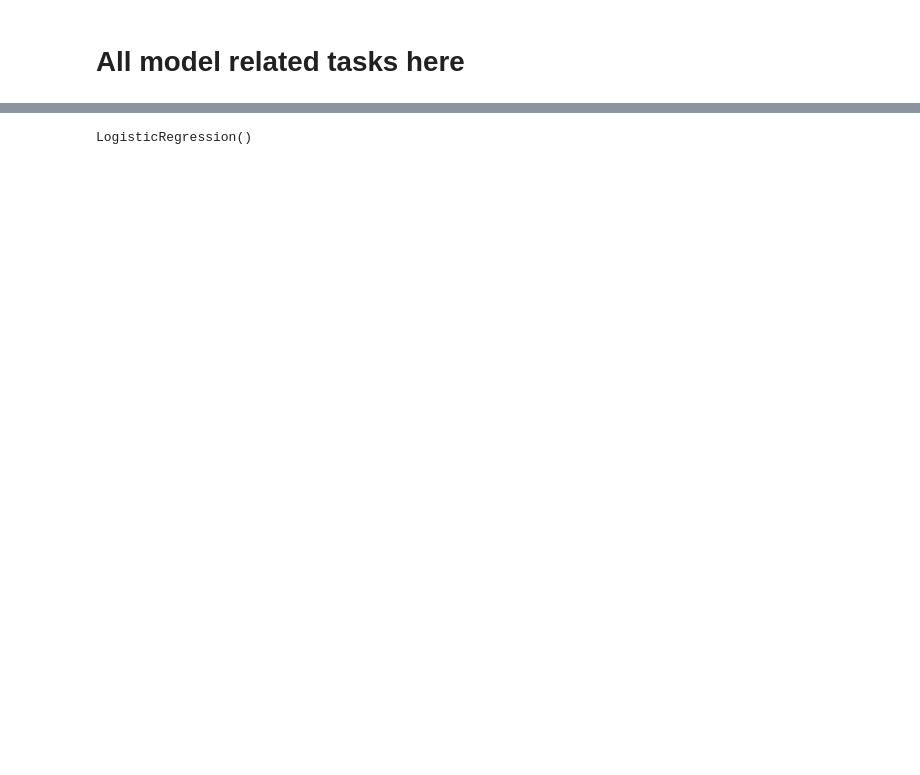
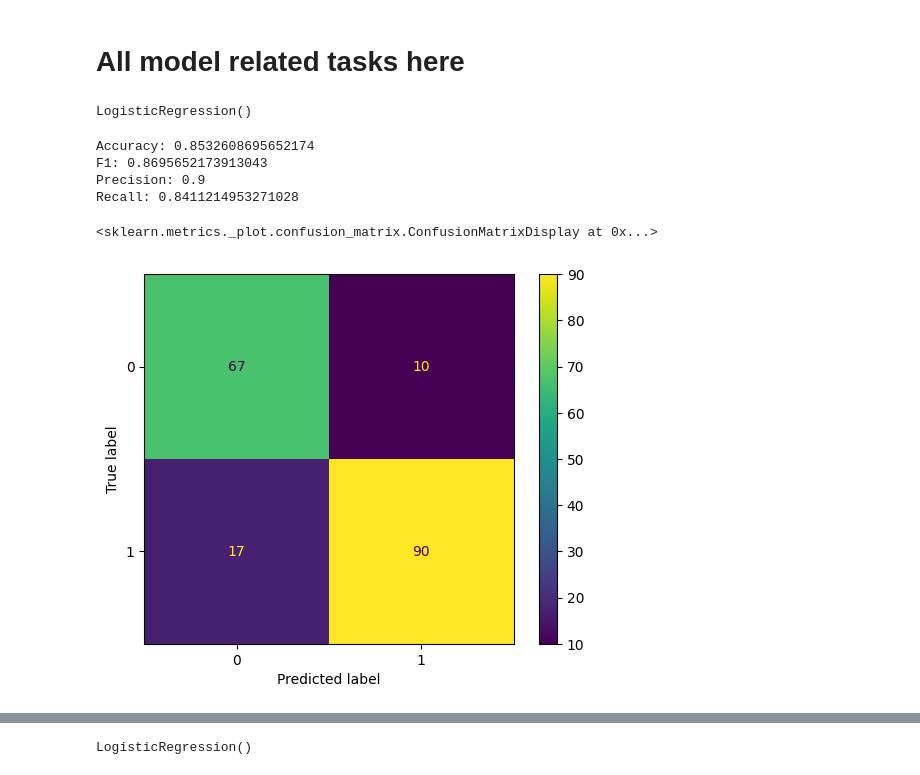
Before and after one commit to samyamaryal/Heart-Disease-Prediction, a Jupyter notebook: code/modeling.ipynb, the cells around one changed output, grey strips where cells are left out. Drawn from its saved outputs; the diff is of its cells as text; code cells hidden in the pictures; blank space fills up the shorter version.

Commit message:
Changes to Logistic Regression code.

```diff
--- a/code/modeling.ipynb
+++ b/code/modeling.ipynb
@@ -9,3 +15,15 @@ from sklearn.metrics import accuracy_score
 data = pd.read_csv('/content/preprocessed_data.csv')
 # %%
 data = pd.read_csv('/content/preprocessed_data.csv')
+# %%
+y = data['HeartDisease']
+X = data.drop('HeartDisease', axis=1)
+# %%
+#splitting data for training and testing, with 20% seperated for testing
+X_train_all, X_test_all, y_train, y_test = train_test_split(X, y, test_size=0.2, random_state=42)
+
+#training logistic regression
+model = LogisticRegression()
+model.fit(X_train_all, y_train)
+# %% [output]
+LogisticRegression()
@@ -12,3 +39,18 @@ data = pd.read_csv('/content/preprocessed_data.csv')
+# %%
+#predictions on the test set
+y_pred = model.predict(X_test_all)
+# %%
+get_metrics(y_test, y_pred)
+# %% [output]
+Accuracy: 0.8532608695652174
+F1: 0.8695652173913043
+Precision: 0.9
+Recall: 0.8411214953271028
+# %%
+ConfusionMatrixDisplay(confusion_matrix(y_test, y_pred)).plot()
+# %% [output]
+<sklearn.metrics._plot.confusion_matrix.ConfusionMatrixDisplay at 0x...>
+[figure, added]
 # %%
 #correlation is calculated here to extract features with high correlation
 correlation = data.corr()['HeartDisease'].sort_values(ascending=False)
```
Also changed, not shown: parts of 12 cells of this notebook.
